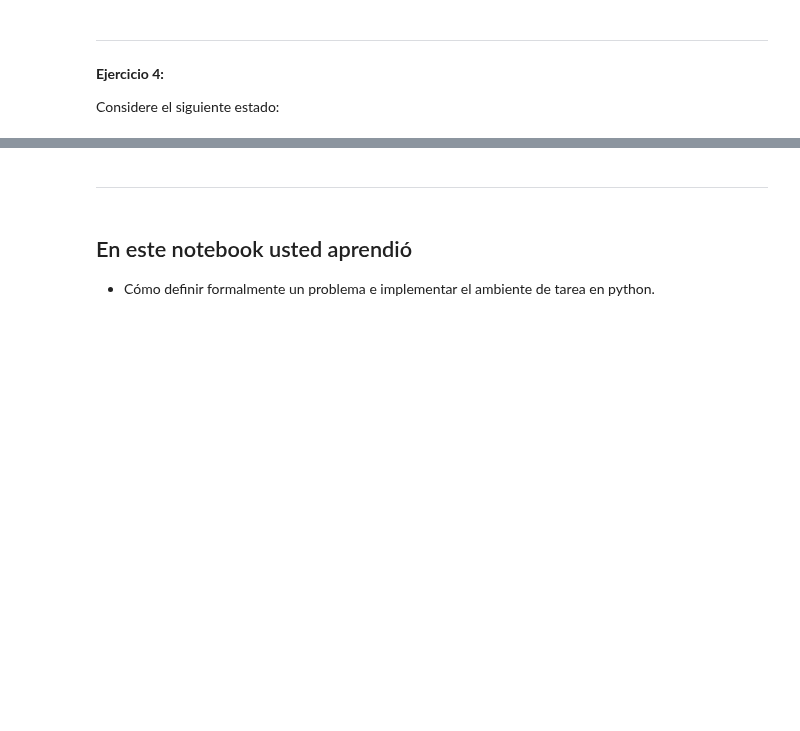
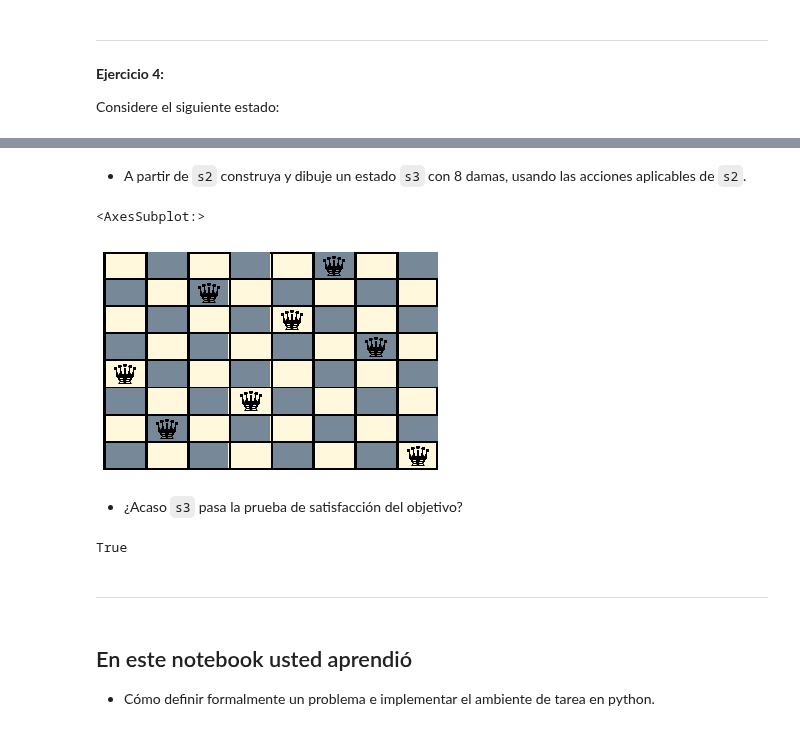
Before and after one commit to cgaravitoc/macc, a Jupyter notebook: AI/Notebook 1/nb1.ipynb, the cells around one changed output, grey strips where cells are left out. Drawn from its saved outputs; the diff is of its cells as text; code cells hidden in the pictures; blank space fills up the shorter version.

```diff
--- a/AI/Notebook 1/nb1.ipynb
+++ b/AI/Notebook 1/nb1.ipynb
@@ -357,3 +412,17 @@ prob.pintar_estado(s1)
+# %% [markdown]
+* A partir de `s2` construya y dibuje un estado `s3` con 8 damas, usando las acciones aplicables de `s2`.
+# %%
+s2 = prob.transicion(s2, (7, 7))
+prob.pintar_estado(s2)
+# %% [output]
+<AxesSubplot:>
+[figure, added]
+# %% [markdown]
+* ¿Acaso `s3` pasa la prueba de satisfacción del objetivo?
+# %%
+prob.test_objetivo(s2)
+# %% [output]
+True
 # %% [markdown]
 ---
 # %% [markdown]
```
Also changed, not shown: parts of 21 cells of this notebook.
